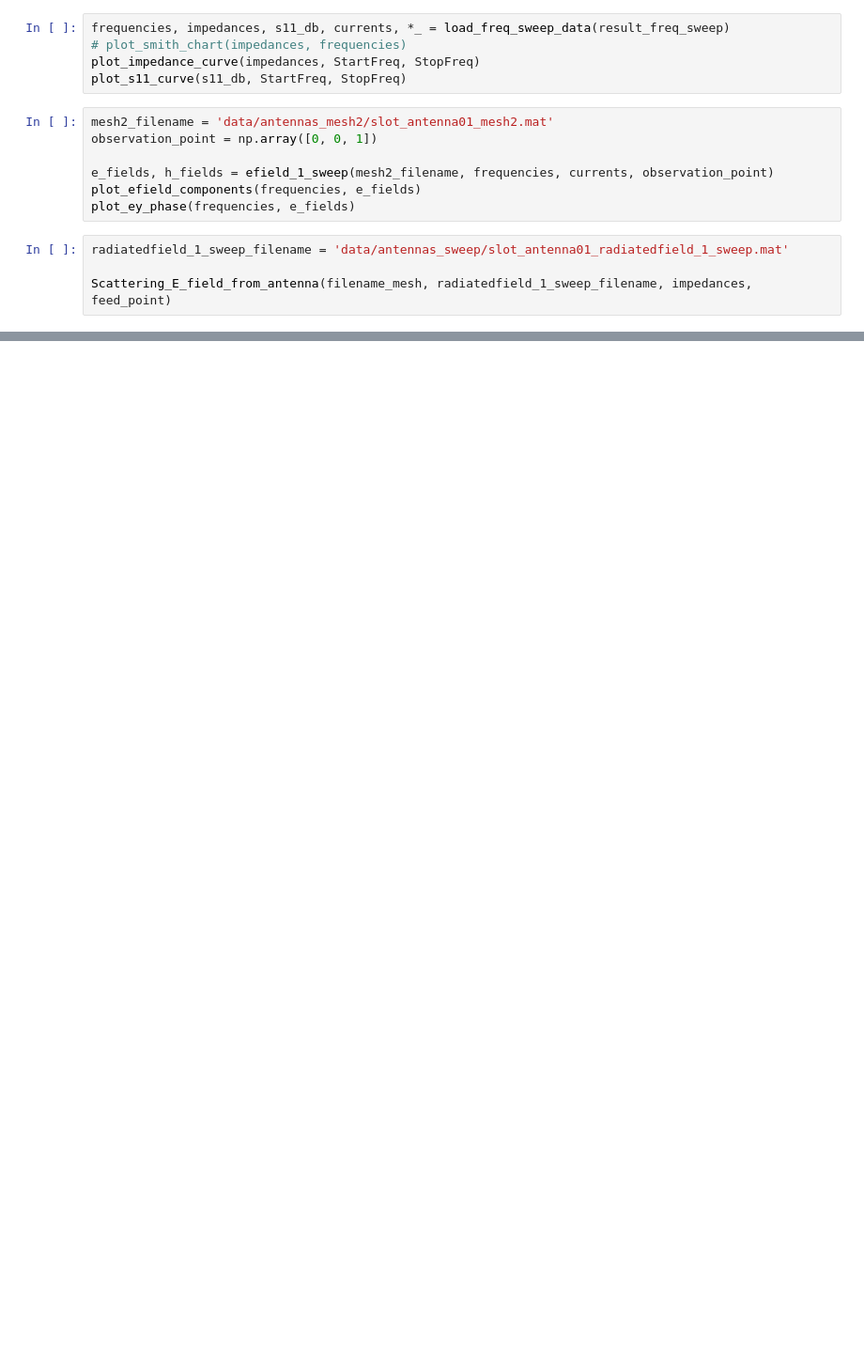
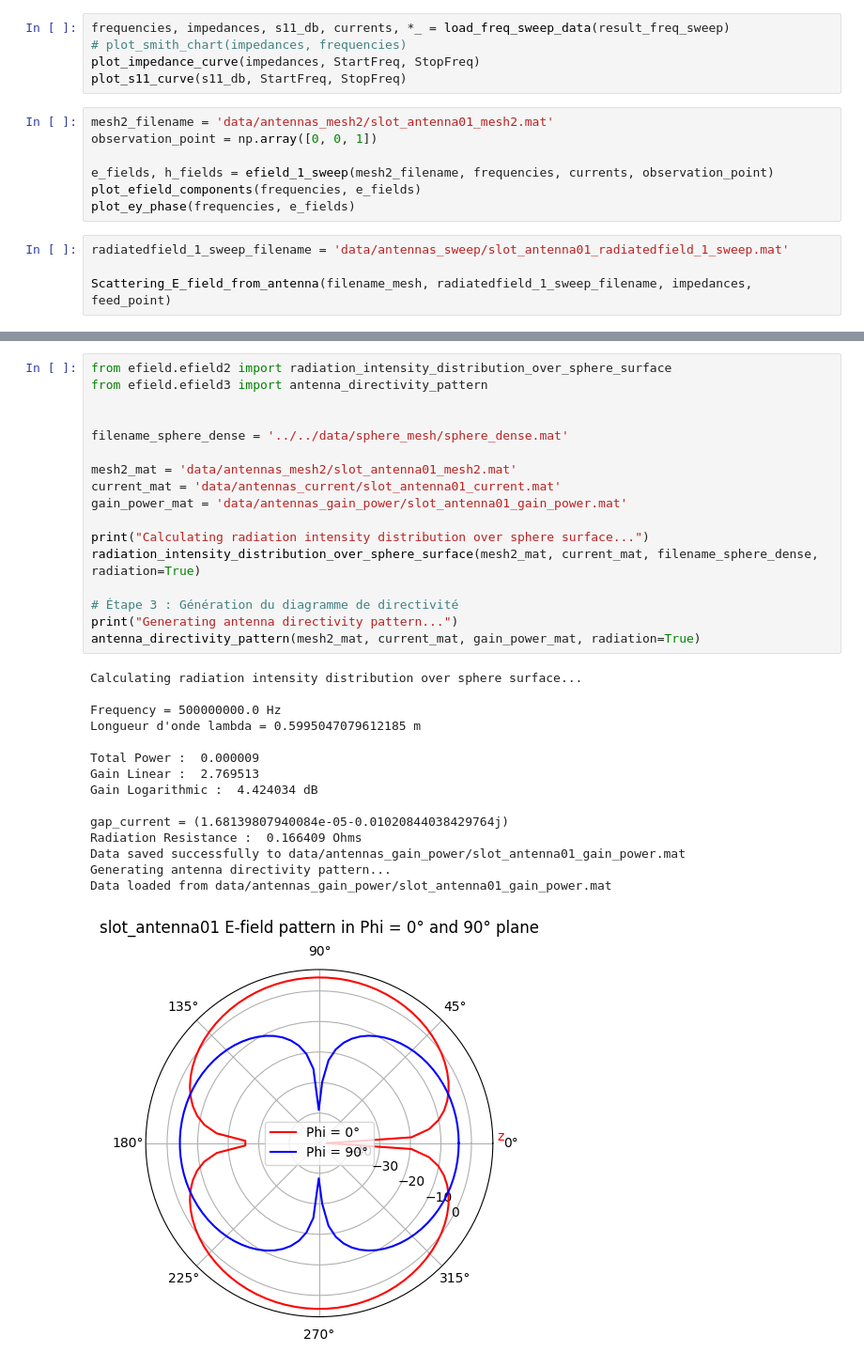
Before and after one commit to FahdilOuro/Antenna_Solver_MoM, a Jupyter notebook: antenna_simulation/radiation_antenna/slot_antenna1_Makarov.ipynb, the cells around one changed output, grey strips where cells are left out. Shown at 94% size. Drawn from its saved outputs; the diff is of its cells as text; blank space fills up the shorter version.

```diff
--- a/antenna_simulation/radiation_antenna/slot_antenna1_Makarov.ipynb
+++ b/antenna_simulation/radiation_antenna/slot_antenna1_Makarov.ipynb
@@ -40,0 +58,33 @@ plot_PowerConjMatch(Scattering_E_field_from_antenna_filename)
+# %%
+from efield.efield2 import radiation_intensity_distribution_over_sphere_surface
+from efield.efield3 import antenna_directivity_pattern
+
+
+filename_sphere_dense = '../../data/sphere_mesh/sphere_dense.mat'
+
+mesh2_mat = 'data/antennas_mesh2/slot_antenna01_mesh2.mat'
+current_mat = 'data/antennas_current/slot_antenna01_current.mat'
+gain_power_mat = 'data/antennas_gain_power/slot_antenna01_gain_power.mat'
+
+print("Calculating radiation intensity distribution over sphere surface...")
+radiation_intensity_distribution_over_sphere_surface(mesh2_mat, current_mat, filename_sphere_dense, radiation=True)
+
+# Étape 3 : Génération du diagramme de directivité
+print("Generating antenna directivity pattern...")
+antenna_directivity_pattern(mesh2_mat, current_mat, gain_power_mat, radiation=True)
+# %% [output]
+Calculating radiation intensity distribution over sphere surface...
+
+Frequency = 500000000.0 Hz
+Longueur d'onde lambda = 0.5995047079612185 m
+
+Total Power :  0.000009
+Gain Linear :  2.769513
+Gain Logarithmic :  4.424034 dB
+
+gap_current = (1.68139807940084e-05-0.01020844038429764j)
+Radiation Resistance :  0.166409 Ohms
+Data saved successfully to data/antennas_gain_power/slot_antenna01_gain_power.mat
+Generating antenna directivity pattern...
+Data loaded from data/antennas_gain_power/slot_antenna01_gain_power.mat
+[figure, added]
```
Also changed, not shown: parts of 4 cells of this notebook, 4 other files.
